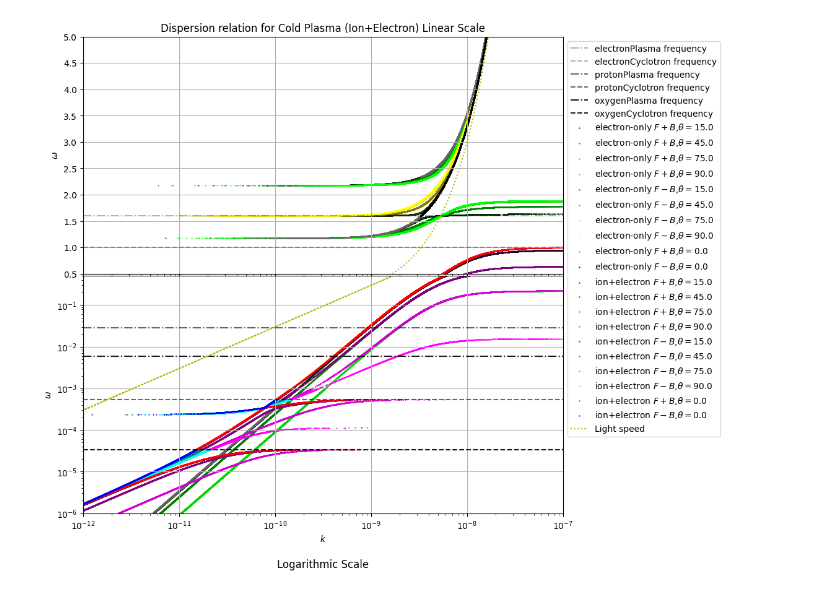
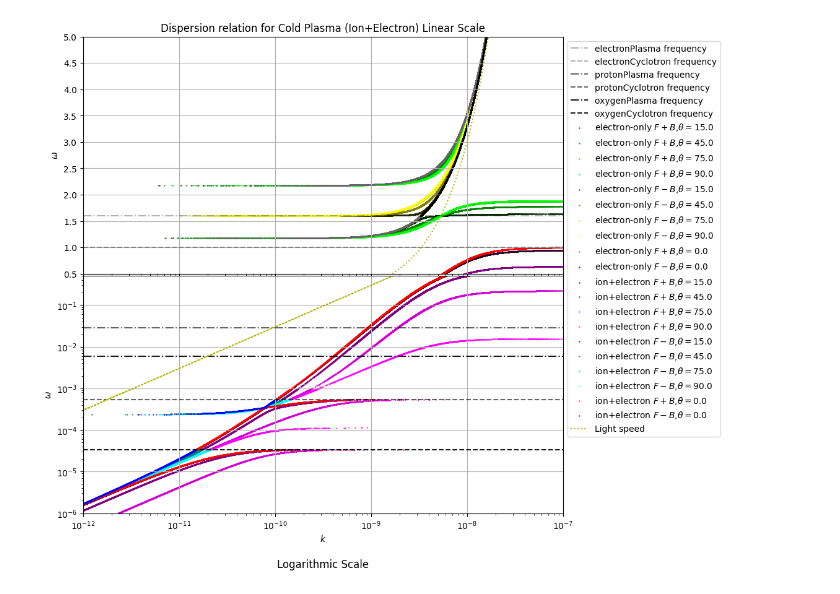
Before and after one commit to Butadiene/cold_plasma_dipassive, a Jupyter notebook: cold_plasma_分散関係_V2_only_final_code.ipynb, the cells around one changed output. Cells and saved outputs as stored; diff of their text form; code cells hidden in the pictures.

```diff
--- a/cold_plasma_分散関係_V2_only_final_code.ipynb
+++ b/cold_plasma_分散関係_V2_only_final_code.ipynb
@@ -133,10 +133,7 @@ def calc_disp(theta,w,only_electron):
 
 # 電子のみを実行
 
-w = np.arange(10**-6,5,10**-6)  #変数は周波数
-w1 = w
-wlog =  np.logspace(-6, -3, 10**5) # 対数の配列も生成
-w = np.concatenate((w, wlog)) # 上の2つの配列を結合
+w = np.arange(1,5,10**-6)  #変数は周波数
 
 thetas = [0,np.pi/12,np.pi/4,np.pi/2.4,np.pi/2]
 
@@ -225,31 +222,32 @@ for element in elements.values():
 color_map = {'theta_0': ('black', '0.4'), 'theta_not_0': ('yellow', 'green')}
 
 # 内包リストを使って、result[4]←theta が0のリストとそれを省いたリストを生成。
 plot_disp([result for result in results_electron if result[4] != 0], w, color_map['theta_not_0'], ax1, 'electron-only')
 plot_disp([result for result in results_electron if result[4] == 0], w, color_map['theta_0'], ax1, 'electron-only')
 plot_disp([result for result in results_electron if result[4] != 0], w, color_map['theta_not_0'], ax2, 'electron-only')
 plot_disp([result for result in results_electron if result[4] == 0], w, color_map['theta_0'], ax2, 'electron-only')
 
 color_map = {'theta_0': ('blue', 'red'), 'theta_not_0': ('cyan', 'magenta')}
 
 # 内包リストを使って、result[4]←theta が0のリストとそれを省いたリストを生成。
 plot_disp([result for result in results_ion if result[4] != 0], w, color_map['theta_not_0'], ax1, 'ion+electron')
 plot_disp([result for result in results_ion if result[4] == 0], w, color_map['theta_0'], ax1, 'ion+electron')
 plot_disp([result for result in results_ion if result[4] != 0], w, color_map['theta_not_0'], ax2, 'ion+electron')
 plot_disp([result for result in results_ion if result[4] == 0], w, color_map['theta_0'], ax2, 'ion+electron')
 
 
 plt.xlim(10**-12,10**-7)
 
 
 lightcol = (0.7,0.7,0.0)
+w1 = np.arange(0.0,5,10**-6)
 ax1.plot(w1/c,w1,linestyle='dotted',alpha=1.0,color=lightcol,label='Light speed')
 ax2.plot(w/c,w,linestyle='dotted',alpha=1.0,color=lightcol,label='Light speed')
 ax1.legend(loc='upper left', bbox_to_anchor=(1, 1))
 #ax2.legend(loc='upper left', bbox_to_anchor=(1, 1))
 ax2.set_xlabel(r'$k$')
 ax1.set_ylabel(r'$\omega$')
 ax2.set_ylabel(r'$\omega$')
 fig.subplots_adjust(hspace=0.01)
 # %% [output]
-[figure, old version]
+[figure, new version]
```
Also changed, not shown: 3 other files.
